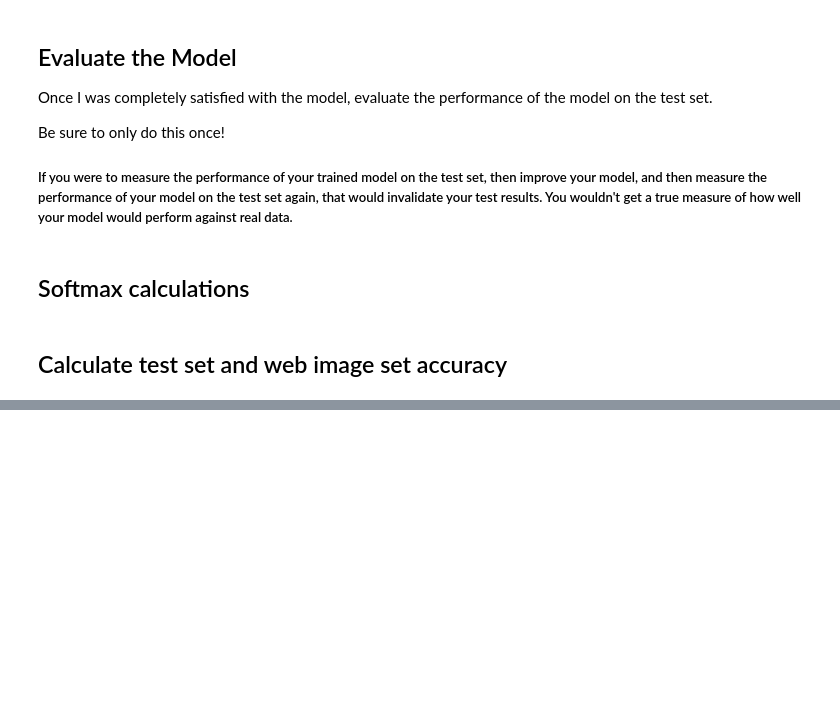
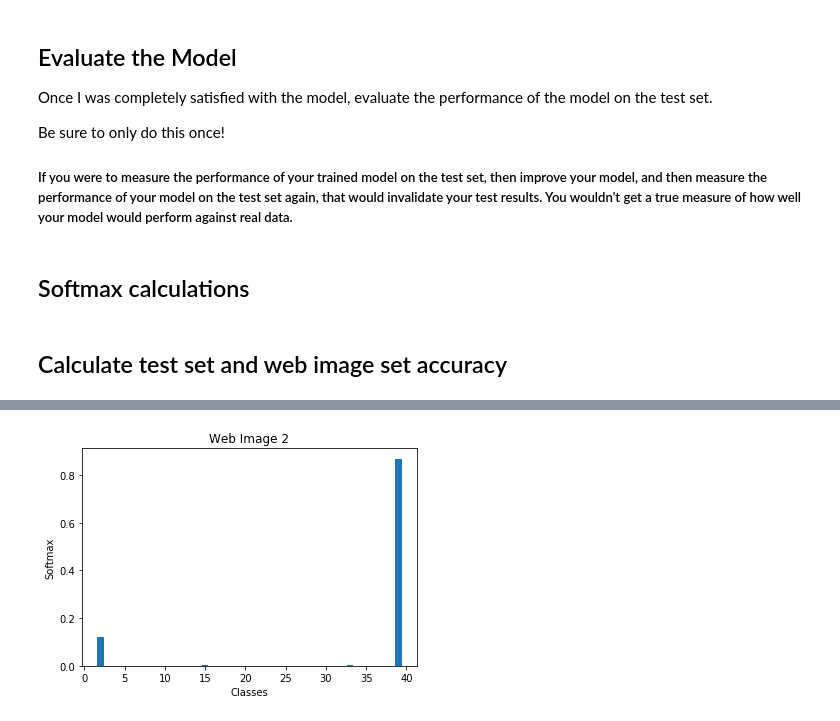
Before and after one commit to sunny1986/SDC_P2_TrafficSignClassifier, a Jupyter notebook: Traffic_Sign_Classifier_Final_Solution.ipynb, the cells around one changed output, grey strips where cells are left out. Drawn from its saved outputs; the diff is of its cells as text; code cells hidden in the pictures; blank space fills up the shorter version.

```diff
--- a/Traffic_Sign_Classifier_Final_Solution.ipynb
+++ b/Traffic_Sign_Classifier_Final_Solution.ipynb
@@ -408,0 +423,9 @@ TopKV2(values=array([[  8.51979315e-01,   1.18231922e-01,   2.94089019e-02,
+# %%
+# Plot softmax
+plt.bar([39,  2, 15, 33,4],[8.69080722e-01,1.22919701e-01,5.14015881e-03,1.70091947e-03,1.11319788e-03])
+plt.xlabel('Classes')
+plt.ylabel('Softmax')
+plt.title('Web Image 2')
+plt.show()
+# %% [output]
+[figure, added]
```
Also changed, not shown: parts of 8 cells of this notebook.
